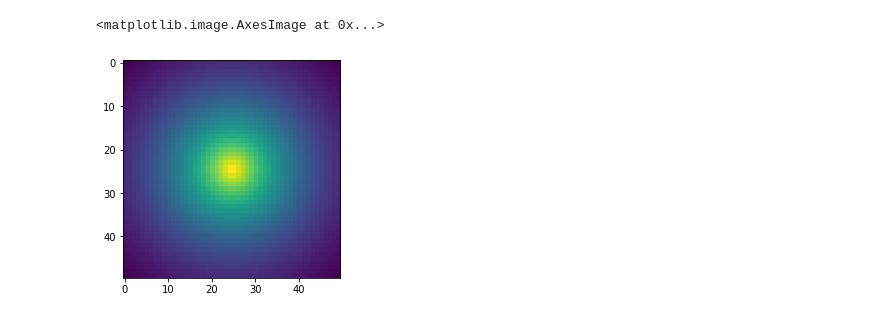
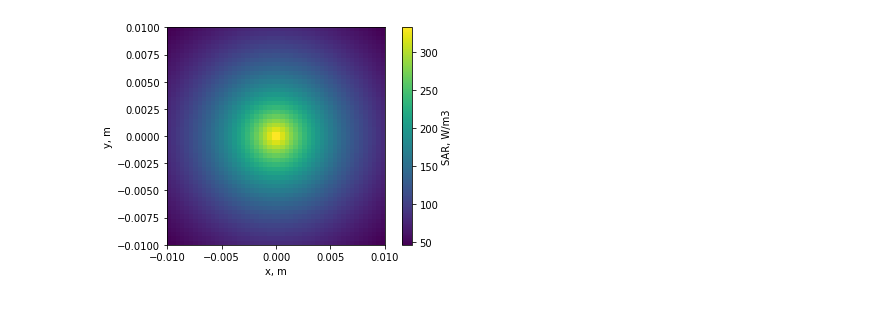
Before and after one commit to akapet00/EMF-exposure-analysis, a Jupyter notebook: playground/IEEE-ICES-TC95-SC6-WG7/apd-definition.ipynb, the cells around one changed output. Saved outputs shown, nothing was run; the diff lists cells and outputs as text; code cells hidden in the pictures.

```diff
--- a/playground/IEEE-ICES-TC95-SC6-WG7/apd-definition.ipynb
+++ b/playground/IEEE-ICES-TC95-SC6-WG7/apd-definition.ipynb
@@ -18,6 +19,7 @@ rho = 1109
 
 # conductivity, relative permitivitya and penetration depth
 sigma, eps_r, _, pen_depth = load_tissue_diel_properties('skin_dry', f)
+L = pen_depth / 2  # energy penetration depth in m
 
 # reflection coefficient
 eps_i = sigma / (2 * np.pi * f * eps_0)
@@ -32,18 +34,22 @@ target_area = (0.02, 0.02)  # meters x meters
 A = target_area[0] * target_area[1]  # meters^2
 x = np.linspace(-target_area[0]/2, target_area[0]/2)
 y = np.linspace(-target_area[1]/2, target_area[1]/2)
-z = np.linspace(0, pen_depth)
+z = np.linspace(0, 0.02)
+bbox = [x.min(), x.max(), y.min(), y.max()]
 # %%
 # compute sar
-R0 = 0.007
+R0 = 0.007  # in m
 X, Y = np.meshgrid(x, y)
 r = np.sqrt(X ** 2 + Y ** 2)
-sar_surf = ipd * T_tr / (rho * pen_depth) * np.exp(-r / R0)
+sar_surf = ipd * T_tr / (rho * L) * np.exp(-r / R0)
 sar = np.outer(
-    sar_surf, np.exp(-z / pen_depth)
+    sar_surf, np.exp(-z / L)
 ).reshape(*sar_surf.shape, *z.shape)
 # %%
-plt.imshow(sar_surf)
+cm = plt.imshow(sar_surf, extent=bbox, origin='lower')
+bar = plt.colorbar(cm, label='SAR, W/m3')
+plt.xlabel('x, m')
+plt.ylabel('y, m')
+plt.show()
 # %% [output]
-<matplotlib.image.AxesImage at 0x...>
-[figure, old version]
+[figure, new version]
```
Also changed, not shown: parts of 3 cells of this notebook.
